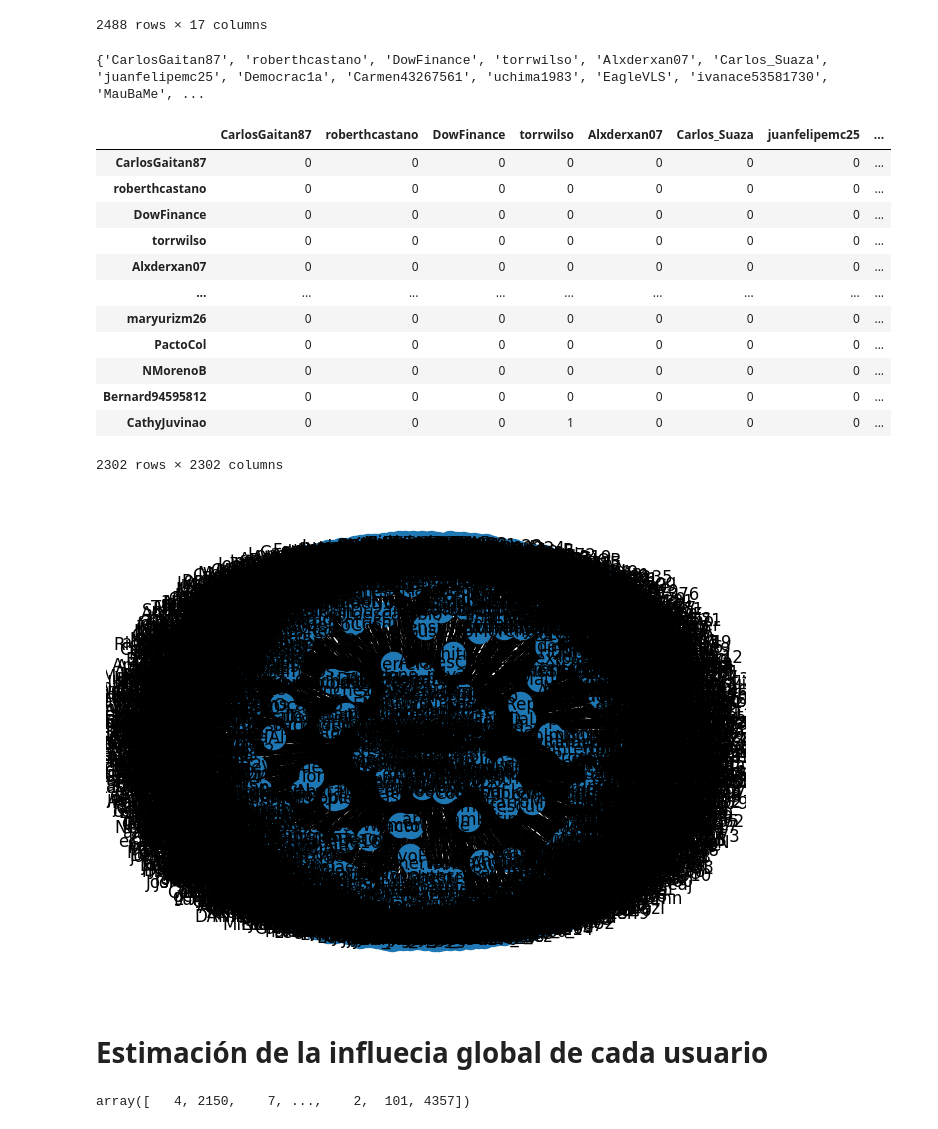
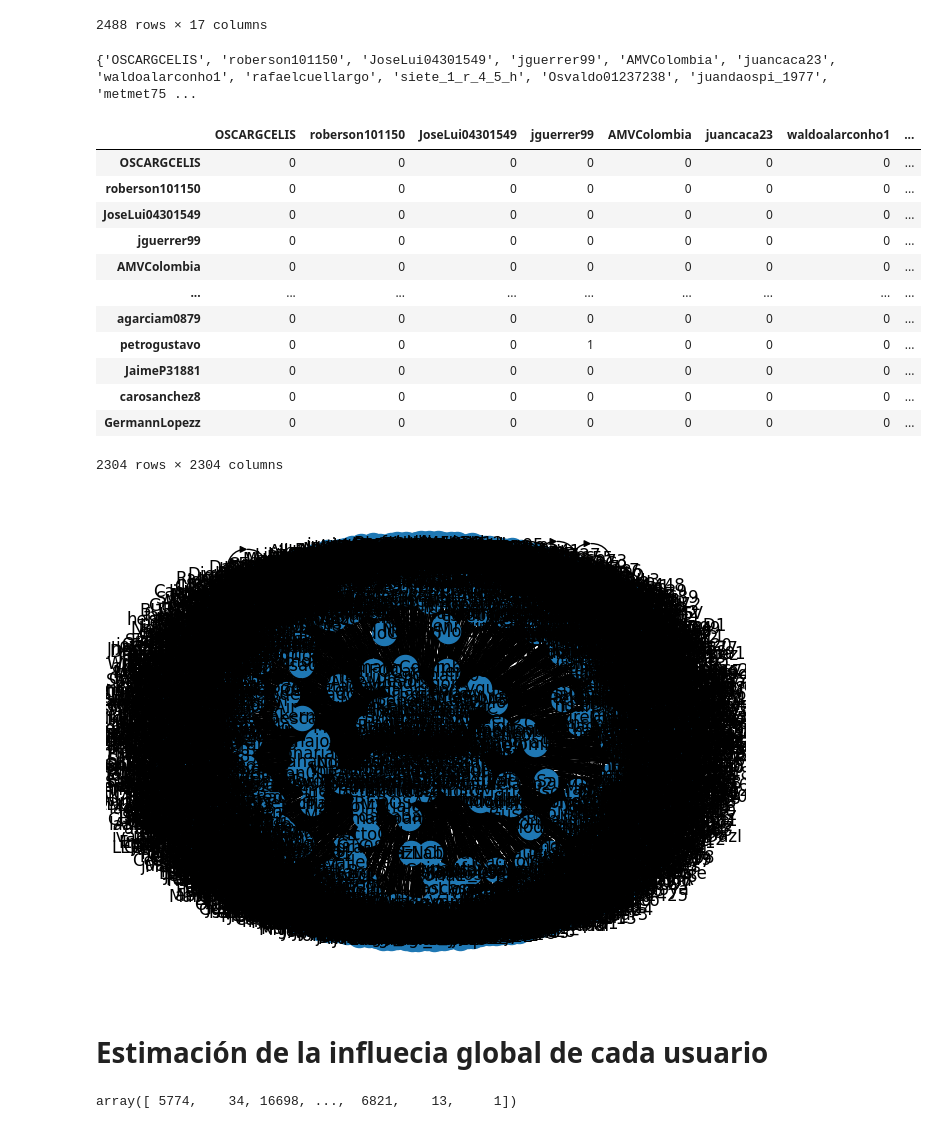
Before and after one commit to Juan2040751/TG_code, a Jupyter notebook: pensional.ipynb, the cells around one changed output. Drawn from its saved outputs; the diff is of its cells as text; code cells hidden in the pictures.

```diff
--- a/pensional.ipynb
+++ b/pensional.ipynb
@@ -23,49 +24,58 @@ df
 | 2487 | 1806871039323918614 | #Colombia | El presidente Gustavo... | 2024-06-29 02:03:20+00:00 | 1806871039323918614 | NaN | {'retweet_count': 3, 'reply_count... | [{'domain': {'id': '6', 'name': '... | {'hashtags': [{'start': 0, 'end':... | ... |
 2488 rows × 17 columns
 # %%
+
+
+
 def getMentionsList(tweet_entities) -> list[str]:
     return [mention['username'] for mention in literal_eval(tweet_entities if isinstance(tweet_entities, str)
                                                             else "{}"
                                                             ).get("mentions", [])]
 
 
-users: set[str] = set(df['author_username'].unique())
+users: set[str] = set(np.concatenate((df['author_username'].unique(), df['ref_author'].unique())))
 
 for tweet_entities in df['entities']:
     users.update(getMentionsList(tweet_entities))
+users = {user for user in users if type(user) == str}
+
 print(users, len(users))
 # %% [output]
-{'CarlosGaitan87', 'roberthcastano', 'DowFinance', 'torrwilso', 'Alxderxan07', 'Carlos_Suaza', 'juanfelipemc25', 'Democrac1a', 'Carmen43267561', 'uchima1983', 'EagleVLS', 'ivanace53581730', 'MauBaMe', ...
+{'OSCARGCELIS', 'roberson101150', 'JoseLui04301549', 'jguerrer99', 'AMVColombia', 'juancaca23', 'waldoalarconho1', 'rafaelcuellargo', 'siete_1_r_4_5_h', 'Osvaldo01237238', 'juandaospi_1977', 'metmet75 ...
 # %%
 user_index = {user: idx for idx, user in enumerate(users)}
 n = len(users)
 mentions_matrix = np.zeros((n, n), dtype=int)
 user_array = np.array(list(users))
 for index, row in df.iterrows():
     author = row['author_username']  #usuario que escribió el tweet
     author_idx = user_index[author]
+    mentions = set(getMentionsList(row['entities']))
 
-    for mentioned_user in getMentionsList(row['entities']):
+    if isinstance(row['ref_author'], str) and row['ref_author'] not in mentions:
+        mentions = mentions.union({row['ref_author']})
+
+    for mentioned_user in mentions:
         mentioned_user_idx = user_index[mentioned_user]
         mentions_matrix[
             mentioned_user_idx, author_idx] += 1  #La posición i,j equivale a la cantidad de veces que el usuario i ha sido mencionado por el usuario j
 
 mentions_df = pd.DataFrame(mentions_matrix, index=user_array, columns=user_array)
 mentions_df
 # %% [output]
-|  | CarlosGaitan87 | roberthcastano | DowFinance | torrwilso | Alxderxan07 | Carlos_Suaza | juanfelipemc25 | ... |
-| CarlosGaitan87 | 0 | 0 | 0 | 0 | 0 | 0 | 0 | ... |
-| roberthcastano | 0 | 0 | 0 | 0 | 0 | 0 | 0 | ... |
-| DowFinance | 0 | 0 | 0 | 0 | 0 | 0 | 0 | ... |
-| torrwilso | 0 | 0 | 0 | 0 | 0 | 0 | 0 | ... |
-| Alxderxan07 | 0 | 0 | 0 | 0 | 0 | 0 | 0 | ... |
+|  | OSCARGCELIS | roberson101150 | JoseLui04301549 | jguerrer99 | AMVColombia | juancaca23 | waldoalarconho1 | ... |
+| OSCARGCELIS | 0 | 0 | 0 | 0 | 0 | 0 | 0 | ... |
+| roberson101150 | 0 | 0 | 0 | 0 | 0 | 0 | 0 | ... |
+| JoseLui04301549 | 0 | 0 | 0 | 0 | 0 | 0 | 0 | ... |
+| jguerrer99 | 0 | 0 | 0 | 0 | 0 | 0 | 0 | ... |
+| AMVColombia | 0 | 0 | 0 | 0 | 0 | 0 | 0 | ... |
 | ... | ... | ... | ... | ... | ... | ... | ... | ... |
-| maryurizm26 | 0 | 0 | 0 | 0 | 0 | 0 | 0 | ... |
-| PactoCol | 0 | 0 | 0 | 0 | 0 | 0 | 0 | ... |
-| NMorenoB | 0 | 0 | 0 | 0 | 0 | 0 | 0 | ... |
-| Bernard94595812 | 0 | 0 | 0 | 0 | 0 | 0 | 0 | ... |
-| CathyJuvinao | 0 | 0 | 0 | 1 | 0 | 0 | 0 | ... |
+| agarciam0879 | 0 | 0 | 0 | 0 | 0 | 0 | 0 | ... |
+| petrogustavo | 0 | 0 | 0 | 1 | 0 | 0 | 0 | ... |
+| JaimeP31881 | 0 | 0 | 0 | 0 | 0 | 0 | 0 | ... |
+| carosanchez8 | 0 | 0 | 0 | 0 | 0 | 0 | 0 | ... |
+| GermannLopezz | 0 | 0 | 0 | 0 | 0 | 0 | 0 | ... |
-2302 rows × 2302 columns
+2304 rows × 2304 columns
 # %%
 import networkx as nx
 
@@ -73,7 +83,7 @@ mentions_G = nx.from_pandas_adjacency(mentions_df, create_using=nx.DiGraph(direc
 nx.draw(mentions_G, with_labels=True)
 nx.write_gexf(mentions_G, "mentions.gexf")
 # %% [output]
-[figure, old version]
+[figure, new version]
 # %% [markdown]
 <H1>Estimación de la influecia global de cada usuario</H1>
 # %%
@@ -85,11 +95,12 @@ for index, row in df.iterrows():
     author_idx = user_index[author]
     tweet_metrics: dict[str, int] = literal_eval(row['public_metrics'])
     n_retweets, n_replies, n_likes, n_quotes, n_bookmarks, n_impressions = (
-        tweet_metrics.get(key, 0) for key in metrics_keys )
-    globalInfluence[author_idx] += 3 * (n_retweets + n_quotes + n_replies) + 2 * (n_likes + n_bookmarks) + n_impressions + 1
+        tweet_metrics.get(key, 0) for key in metrics_keys)
+    globalInfluence[author_idx] += 3 * (n_retweets + n_quotes + n_replies) + 2 * (
+            n_likes + n_bookmarks) + n_impressions + 1
 globalInfluence
 # %% [output]
-array([   4, 2150,    7, ...,    2,  101, 4357])
+array([ 5774,    34, 16698, ...,  6821,    13,     1])
 # %%
 globalInfluence_matrix = mentions_matrix * globalInfluence[:, np.newaxis]
 globalInfluence_df = pd.DataFrame(globalInfluence_matrix, index=user_array, columns=user_array)
```
Also changed, not shown: parts of 11 cells of this notebook, 4 other files.
